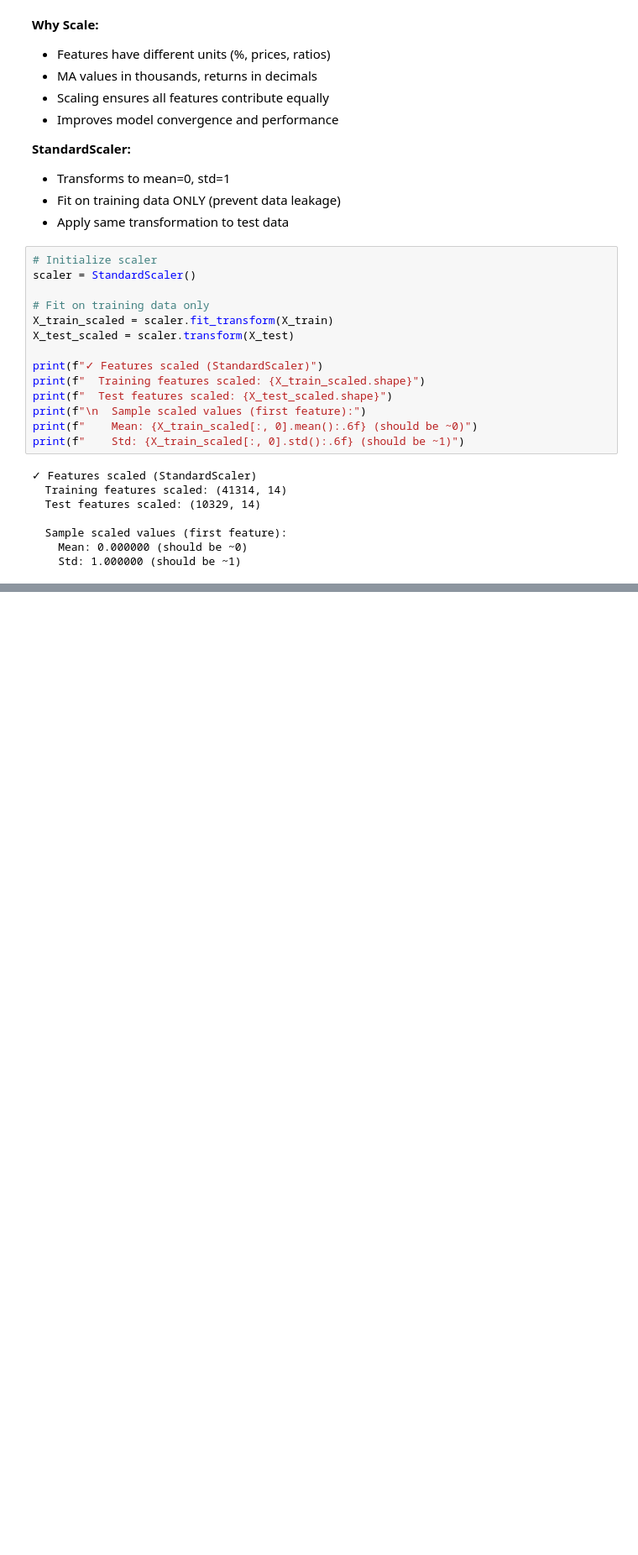
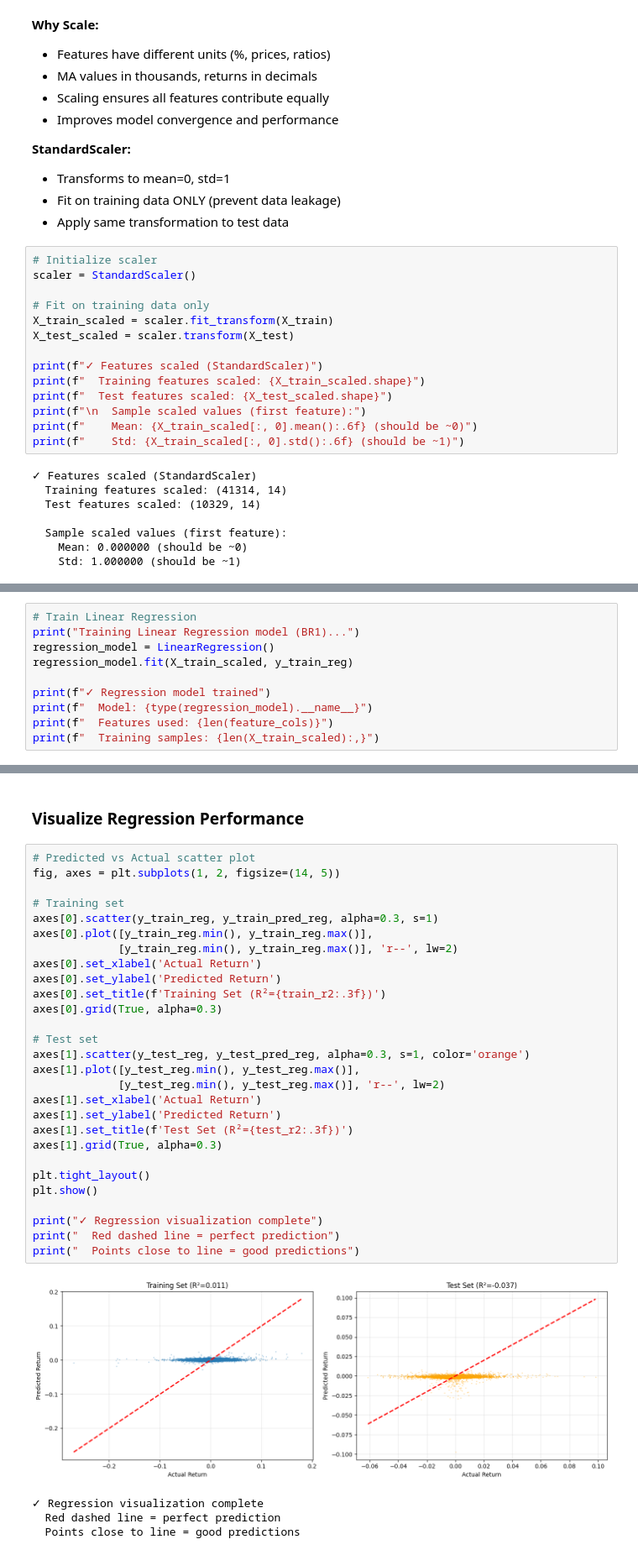
Before and after one commit to iliana-marquez/trade-care, a Jupyter notebook: jupyter_notebooks/4_ModelTraining.ipynb, the cells around one changed output, grey strips where cells are left out. Shown at 84% size. Saved outputs shown, nothing was run; the diff lists cells and outputs as text; blank space fills up the shorter version.

Commit message:
model_training:train and evaluate regression model for BR1

```diff
--- a/jupyter_notebooks/4_ModelTraining.ipynb
+++ b/jupyter_notebooks/4_ModelTraining.ipynb
@@ -253,0 +278,10 @@ print(f"    Std: {X_train_scaled[:, 0].std():.6f} (should be ~1)")
+# %%
+# Train Linear Regression
+print("Training Linear Regression model (BR1)...")
+regression_model = LinearRegression()
+regression_model.fit(X_train_scaled, y_train_reg)
+
+print(f"✓ Regression model trained")
+print(f"  Model: {type(regression_model).__name__}")
+print(f"  Features used: {len(feature_cols)}")
+print(f"  Training samples: {len(X_train_scaled):,}")
@@ -253,0 +350,35 @@ print(f"    Std: {X_train_scaled[:, 0].std():.6f} (should be ~1)")
+# %% [markdown]
+### Visualize Regression Performance
+# %%
+# Predicted vs Actual scatter plot
+fig, axes = plt.subplots(1, 2, figsize=(14, 5))
+
+# Training set
+axes[0].scatter(y_train_reg, y_train_pred_reg, alpha=0.3, s=1)
+axes[0].plot([y_train_reg.min(), y_train_reg.max()],
+             [y_train_reg.min(), y_train_reg.max()], 'r--', lw=2)
+axes[0].set_xlabel('Actual Return')
+axes[0].set_ylabel('Predicted Return')
+axes[0].set_title(f'Training Set (R²={train_r2:.3f})')
+axes[0].grid(True, alpha=0.3)
+
+# Test set
+axes[1].scatter(y_test_reg, y_test_pred_reg, alpha=0.3, s=1, color='orange')
+axes[1].plot([y_test_reg.min(), y_test_reg.max()],
+             [y_test_reg.min(), y_test_reg.max()], 'r--', lw=2)
+axes[1].set_xlabel('Actual Return')
+axes[1].set_ylabel('Predicted Return')
+axes[1].set_title(f'Test Set (R²={test_r2:.3f})')
+axes[1].grid(True, alpha=0.3)
+
+plt.tight_layout()
+plt.show()
+
+print("✓ Regression visualization complete")
+print("  Red dashed line = perfect prediction")
+print("  Points close to line = good predictions")
+# %% [output]
+[figure, added]
+✓ Regression visualization complete
+  Red dashed line = perfect prediction
+  Points close to line = good predictions
```
Also changed, not shown: parts of 6 cells of this notebook.
